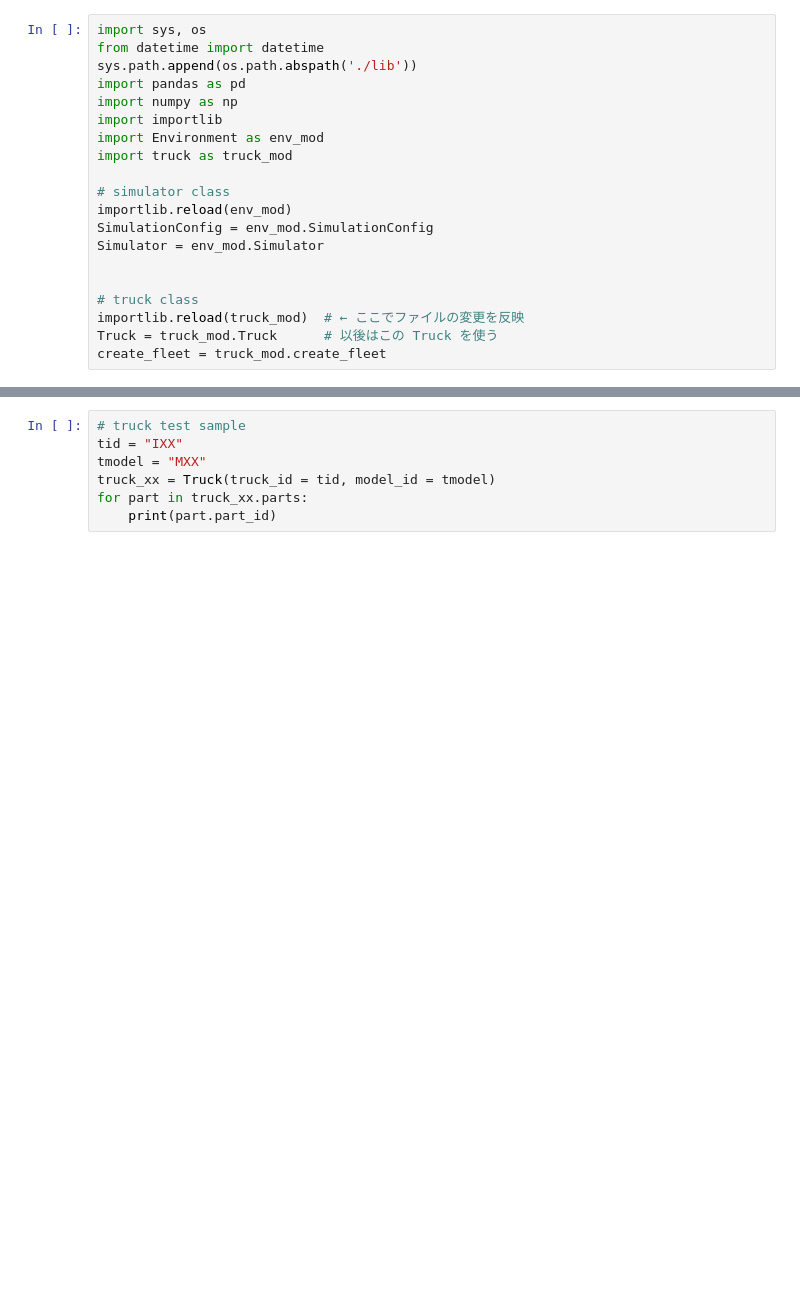
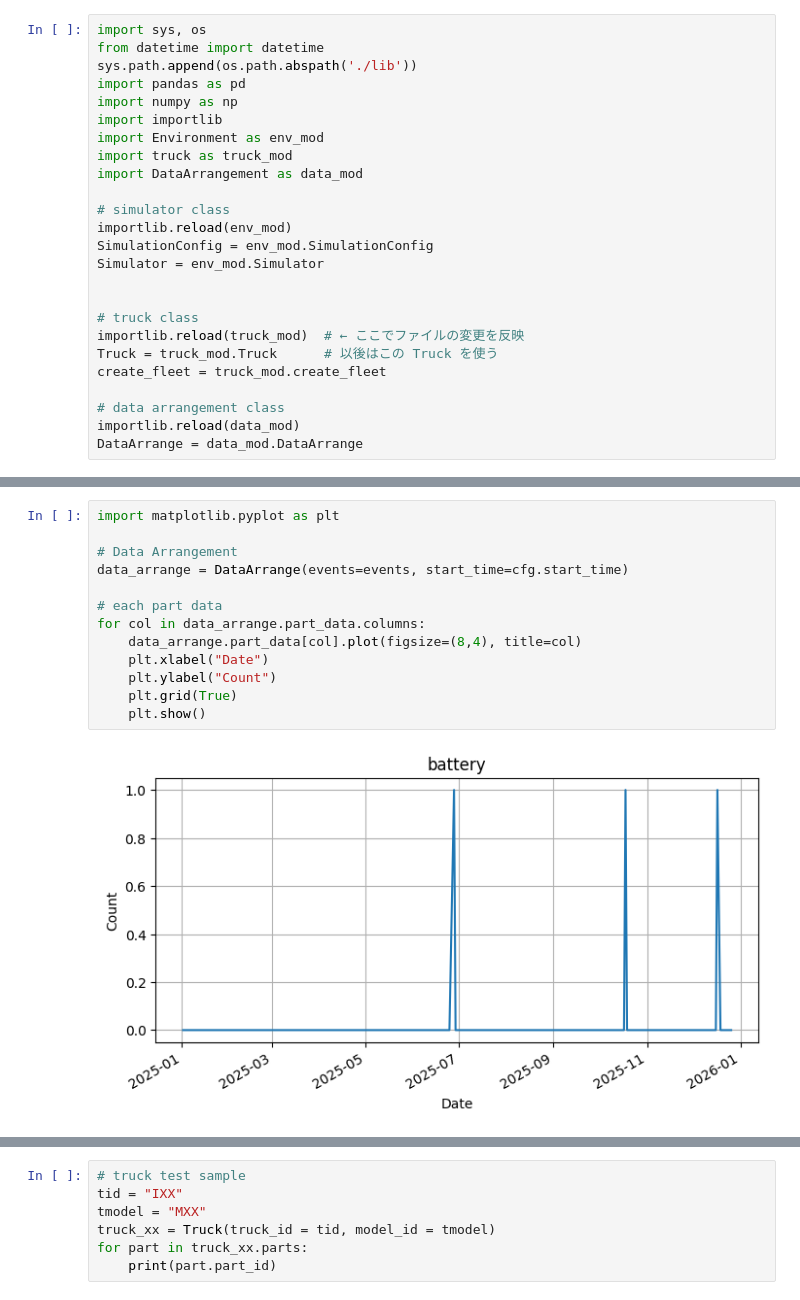
Before and after one commit to caisr-hh/TruckParts-Demand-Inventory-Simulator, a Jupyter notebook: lib/simulator.ipynb, the cells around one changed output, grey strips where cells are left out. Saved outputs shown, nothing was run; the diff lists cells and outputs as text; blank space fills up the shorter version.

Commit message:
define Data Arrangement class

```diff
--- a/lib/simulator.ipynb
+++ b/lib/simulator.ipynb
@@ -7,6 +7,7 @@ import numpy as np
 import importlib
 import Environment as env_mod
 import truck as truck_mod
+import DataArrangement as data_mod
 
 # simulator class
 importlib.reload(env_mod)
@@ -18,6 +19,10 @@ Simulator = env_mod.Simulator
 importlib.reload(truck_mod)  # ← ここでファイルの変更を反映
 Truck = truck_mod.Truck      # 以後はこの Truck を使う
 create_fleet = truck_mod.create_fleet
+
+# data arrangement class
+importlib.reload(data_mod)
+DataArrange = data_mod.DataArrange
 # %%
 # Create trucks fleet (10trucks, attached 5 parts)
 fleet = create_fleet(10, model_id="M0", id_prefix="TRK")
@@ -37,0 +43,15 @@ print(events)
+# %%
+import matplotlib.pyplot as plt
+
+# Data Arrangement
+data_arrange = DataArrange(events=events, start_time=cfg.start_time)
+
+# each part data
+for col in data_arrange.part_data.columns:
+    data_arrange.part_data[col].plot(figsize=(8,4), title=col)
+    plt.xlabel("Date")
+    plt.ylabel("Count")
+    plt.grid(True)
+    plt.show()
+# %% [output]
+[figure, added]
```
Also changed, not shown: parts of 2 cells of this notebook, 1 other file.
